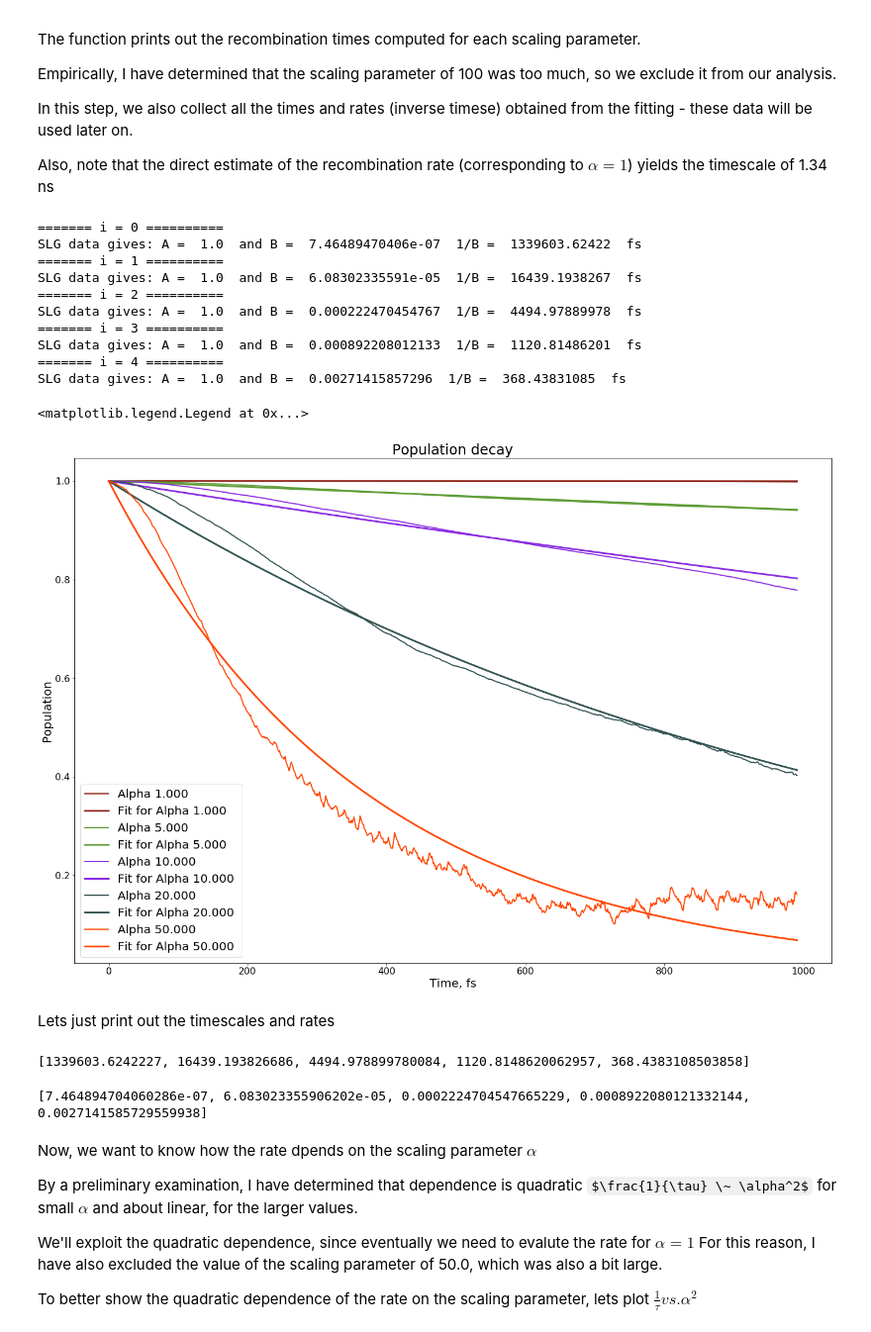
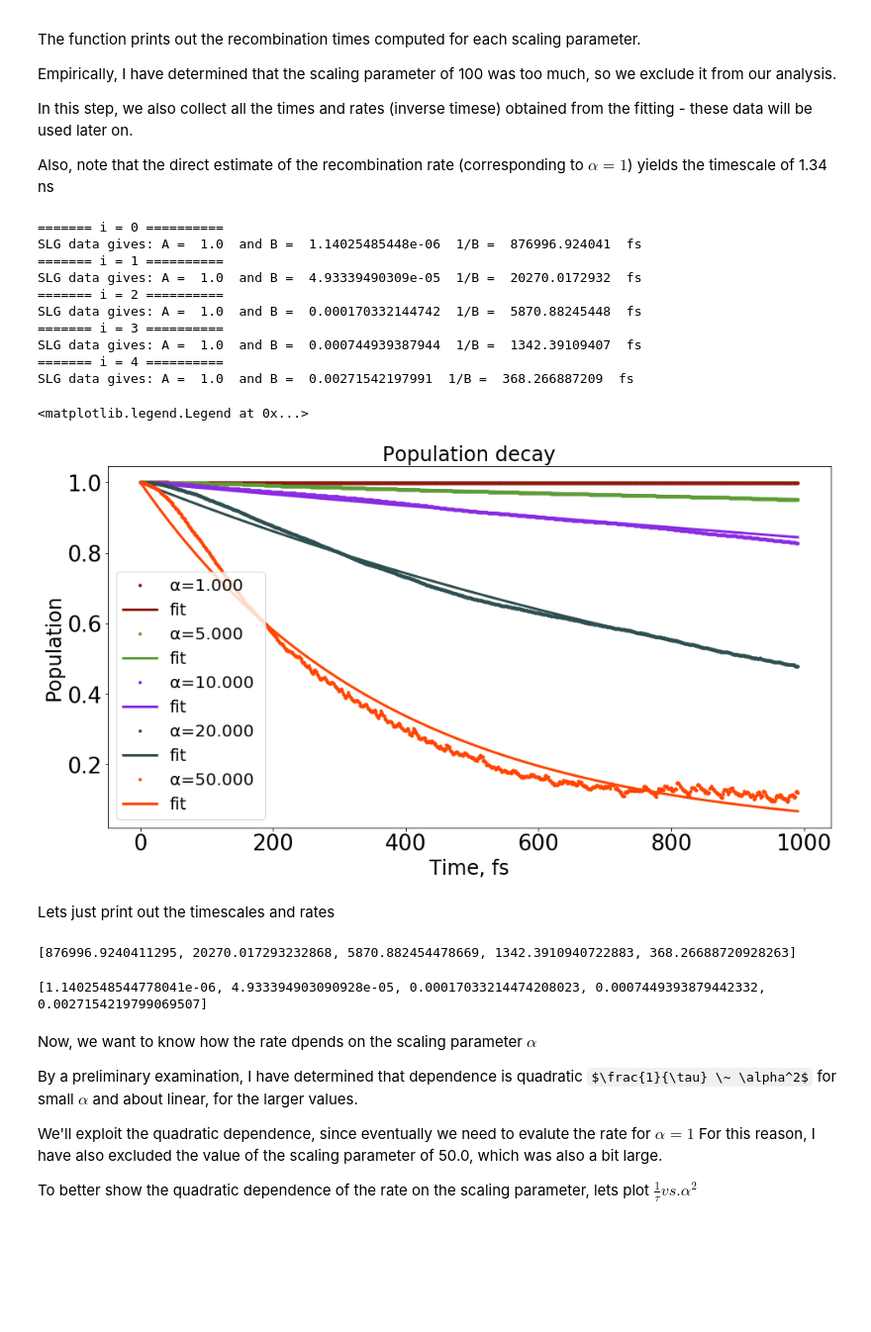
Before and after one commit to Quantum-Dynamics-Hub/libra-code, a Jupyter notebook: notebooks/Example9a_NAMD_MoS2/X-NA-MD-MoS2.ipynb, the cells around one changed output. Shown at 99% size. Saved outputs shown, nothing was run; the diff lists cells and outputs as text; code cells hidden in the pictures; some formulas as TeX source; blank space fills up the shorter version.

```diff
--- a/notebooks/Example9a_NAMD_MoS2/X-NA-MD-MoS2.ipynb
+++ b/notebooks/Example9a_NAMD_MoS2/X-NA-MD-MoS2.ipynb
@@ -564,57 +559,71 @@ In this step, we also collect all the times and rates (inverse timese) obtained
 
 Also, note that the direct estimate of the recombination rate (corresponding to $\alpha = 1$) yields the timescale of 1.34 ns
 # %%
-plt.figure(1, figsize=(24, 16)) # dpi=300, frameon=False)
+plt.rc('axes', titlesize=24)      # fontsize of the axes title
+plt.rc('axes', labelsize=24)      # fontsize of the x and y labels
+plt.rc('legend', fontsize=20)     # legend fontsize
+plt.rc('xtick', labelsize=26)    # fontsize of the tick labels
+plt.rc('ytick', labelsize=26)    # fontsize of the tick labels
+
+plt.rc('figure.subplot', left=0.2)
+plt.rc('figure.subplot', right=0.95)
+plt.rc('figure.subplot', bottom=0.13)
+plt.rc('figure.subplot', top=0.88)
+
+plt.rcParams["font.family"] = "Times New Roman"
+
+
+plt.figure(1, figsize=(16, 8)) # dpi=300, frameon=False)
 plt.subplot(1,1,1)
 plt.title('Population decay')
 plt.xlabel('Time, fs')
 plt.ylabel('Population')
 
 tau, inv_tau = [], []
 
 n_alphas = len(alphas)
 for i in xrange(0, n_alphas-1):
 
     tmp = []
     for j in xrange(params["nsteps"]):
         tmp.append(1.0 - P_alpha[i][j])
 
-    plt.plot(T, tmp, label='Alpha %5.3f ' % (alphas[i]), linewidth=2, color = colors[clrs_index[i]])
+    plt.plot(T, tmp, 'o', markersize=3, label=u'\u03B1=%5.3f ' % (alphas[i]), linewidth=2, color = colors[clrs_index[i]])
 
 
     verb, opt = 0, 0
     Pfit1, A1, B1 = fit.fit_exp(T, tmp, 0.0, verb, opt)
     print "======= i = %i ==========" % (i)
     print "SLG data gives: A = ", A1, " and B = ", B1, " 1/B = ", 1/B1, " fs"
     tau.append(1.0/B1)
     inv_tau.append(B1)
 
-    plt.plot(T, Pfit1, label='Fit for Alpha %5.3f ' % (alphas[i]), linewidth=3, color = colors[clrs_index[i]])
+    plt.plot(T, Pfit1, label='fit', linewidth=3, color = colors[clrs_index[i]])
 
 plt.legend()
 # %% [output]
 ======= i = 0 ==========
-SLG data gives: A =  1.0  and B =  7.46489470406e-07  1/B =  1339603.62422  fs
+SLG data gives: A =  1.0  and B =  1.14025485448e-06  1/B =  876996.924041  fs
 ======= i = 1 ==========
-SLG data gives: A =  1.0  and B =  6.08302335591e-05  1/B =  16439.1938267  fs
+SLG data gives: A =  1.0  and B =  4.93339490309e-05  1/B =  20270.0172932  fs
 ======= i = 2 ==========
-SLG data gives: A =  1.0  and B =  0.000222470454767  1/B =  4494.97889978  fs
+SLG data gives: A =  1.0  and B =  0.000170332144742  1/B =  5870.88245448  fs
 ======= i = 3 ==========
-SLG data gives: A =  1.0  and B =  0.000892208012133  1/B =  1120.81486201  fs
+SLG data gives: A =  1.0  and B =  0.000744939387944  1/B =  1342.39109407  fs
 ======= i = 4 ==========
-SLG data gives: A =  1.0  and B =  0.00271415857296  1/B =  368.43831085  fs
+SLG data gives: A =  1.0  and B =  0.00271542197991  1/B =  368.266887209  fs
 <matplotlib.legend.Legend at 0x...>
-[figure, old version]
+[figure, new version]
 # %% [markdown]
 Lets just print out the timescales and rates
 # %%
 print tau
 # %% [output]
-[1339603.6242227, 16439.193826686, 4494.978899780084, 1120.8148620062957, 368.4383108503858]
+[876996.9240411295, 20270.017293232868, 5870.882454478669, 1342.3910940722883, 368.26688720928263]
 # %%
 print inv_tau
 # %% [output]
-[7.464894704060286e-07, 6.083023355906202e-05, 0.0002224704547665229, 0.0008922080121332144, 0.0027141585729559938]
+[1.1402548544778041e-06, 4.933394903090928e-05, 0.00017033214474208023, 0.0007449393879442332, 0.0027154219799069507]
 # %% [markdown]
 Now, we want to know how the rate dpends on the scaling parameter $\alpha$
 
```
Also changed, not shown: parts of 9 cells of this notebook, 28 other files.
